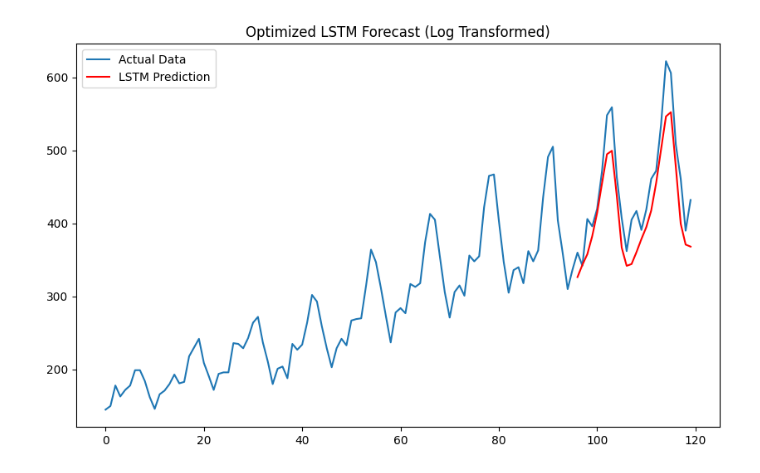
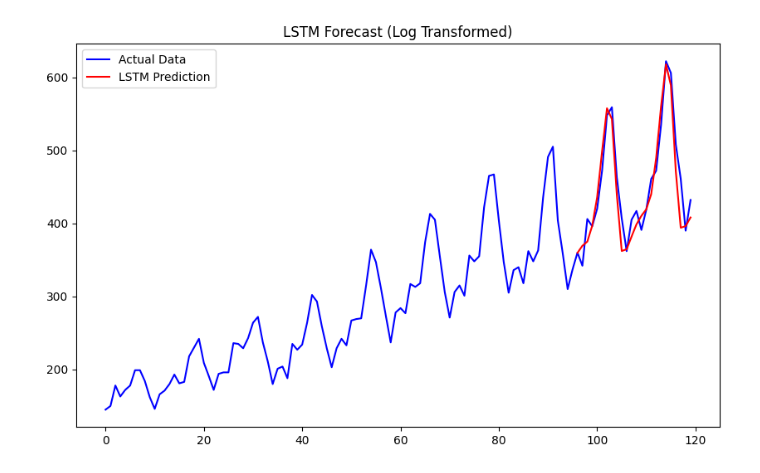
Before and after one commit to nidhiyadav21/Intern_Practice, a Jupyter notebook: 19-03-2026_RNN&LSTM/LSTM.ipynb, the cells around one changed output. Saved outputs shown, nothing was run; the diff lists cells and outputs as text; code cells hidden in the pictures.

Commit message:
Implement RNN&LSTM on airlinePassengers Dataset and Added comments for easy understanding

```diff
--- a/19-03-2026_RNN&LSTM/LSTM.ipynb
+++ b/19-03-2026_RNN&LSTM/LSTM.ipynb
@@ -18,81 +18,83 @@ class AirlineModel:
         df = pd.read_csv(self.file_path, usecols=[1])
         # STEP 1: Apply Log Transformation here
         data = np.log(df.values.astype('float32'))
-
         scaled_data = self.scaler.fit_transform(data)
 
-        X, y = [], []
-        for i in range(len(scaled_data) - self.look_back):
-            X.append(scaled_data[i:(i + self.look_back), 0])
-            y.append(scaled_data[i + self.look_back, 0])
-        X, y = np.array(X), np.array(y)
+        #Create the "Sliding Windows" (X and y) automatically
+        dataset = tf.keras.utils.timeseries_dataset_from_array(
+        data=scaled_data[:-1],  # Everything except the very last point
+        targets=scaled_data[self.look_back:],  # The "answers"
+        sequence_length=self.look_back,
+        batch_size=len(scaled_data)
+       )
 
-        self.X = np.reshape(X, (X.shape[0], X.shape[1], 1))
-        self.y = y
+        # Pull X and y out of the helper
+        for X, y in dataset:
+            self.X, self.y = X.numpy(), y.numpy()
 
-        train_size = int(len(self.X) * 0.8)
-        self.X_train, self.X_test = self.X[:train_size], self.X[train_size:]
-        self.y_train, self.y_test = self.y[:train_size], self.y[train_size:]
+        # Split 80% for training / 20% for testing
+        split = int(len(self.X) * 0.8)
+        self.X_train, self.X_test = self.X[:split], self.X[split:]
+        self.y_train, self.y_test = self.y[:split], self.y[split:]
 
 
 # Add this inside your AirlineModel class
-    def build_and_train(self, epochs=50):
-        model = Sequential([LSTM(100, activation='tanh',return_sequences=True, input_shape=(self.look_back, 1)),
+    def build_and_train(self, epochs=20):
+        print("Building LSTM")
+        self.model = Sequential([LSTM(100, activation='tanh',return_sequences=True, input_shape=(self.look_back, 1)),
              Dropout(0.1),
              LSTM(50,activation='tanh'),
              Dense(1)
         ])
-        model.compile(optimizer='adam', loss='mse')
+        self.model.compile(optimizer='adam', loss='mse')
 
         print("Training model...")
-        model.fit(self.X_train, self.y_train, epochs=epochs, batch_size=1, verbose=1)
-        self.model = model  # This line "saves" the model so evaluate() can see it
 
+        self.model.fit(self.X_train,
+                      self.y_train,
+                      epochs=epochs,
+                      batch_size=1,
+                      verbose=1)
 
     def evaluate(self):
         print("Predicting...")
-        train_predict = self.model.predict(self.X_train)
-        test_predict = self.model.predict(self.X_test)
+
+        # Get predictions for the test set only
+        test_pred = self.model.predict(self.X_test)
 
         # STEP 2: Inverse transform AND then apply np.exp()
-        train_predict = np.exp(self.scaler.inverse_transform(train_predict))
-        test_predict = np.exp(self.scaler.inverse_transform(test_predict))
-        actual_data = np.exp(self.scaler.inverse_transform(self.y.reshape(-1,1)))
+        test_pred_real = np.exp(self.scaler.inverse_transform(test_pred))
+        actual_all_real = np.exp(self.scaler.inverse_transform(self.y.reshape(-1, 1)))
 
         plt.figure(figsize=(10,6))
-        plt.plot(actual_data, label="Actual Data")
 
-        test_plot = np.empty_like(self.y).reshape(-1,1)
-        test_plot[:, :] = np.nan
-        test_plot[len(train_predict):len(self.y), :] = test_predict
+        plt.plot(actual_all_real, label="Actual Data",color="blue")
 
-        plt.plot(test_plot, label="LSTM Prediction", color='red')
-        plt.title("Optimized LSTM Forecast (Log Transformed)")
+        start_point = len(self.X_train)
+        plt.plot(range(start_point, len(actual_all_real)), test_pred_real,
+             label="LSTM Prediction", color="red")
+        plt.title("LSTM Forecast (Log Transformed)")
         plt.legend()
         plt.show()
 
-    def rnn_prediction_demo(self, sample_index=0):
-        input_sequence = self.X_test[sample_index].reshape(1, self.X_test.shape[1], 1)
-        scaled_prediction = self.model.predict(input_sequence)
+    def rnn_prediction_demo(self, idx=0):
+        guess_scaled = self.model.predict(self.X_test[idx:idx+1], verbose=0)
 
-        # STEP 3: Apply np.exp() to get real passenger counts back
-        prediction = np.exp(self.scaler.inverse_transform(scaled_prediction))[0][0]
-        actual = np.exp(self.scaler.inverse_transform(self.y_test[sample_index].reshape(-1, 1)))[0][0]
+    # 2. Undo Scale AND Undo Log (np.exp)
+        guess = np.exp(self.scaler.inverse_transform(guess_scaled))[0][0]
+        real = np.exp(self.scaler.inverse_transform(self.y_test[idx].reshape(-1, 1)))[0][0]
 
-        print(f"--- LSTM LIVE DEMO (Sample {sample_index}) ---")
-        # For the input display, we also need to exp() it
-        past_data = np.exp(self.scaler.inverse_transform(self.X_test[sample_index])).flatten().astype(int)
-        print(f"Model Input (Past Data): {past_data}")
-        print(f"Model Prediction: {round(prediction)}")
-        print(f"Actual Value:     {actual:.0f}")
+        # 3. Calculate Error
+        diff = abs(guess - real)
 
-        error = abs(prediction - actual)
-        print(f"Difference:       {round(error)} passengers")
+        # 4. Results
+        print(f"\n--- TEST SAMPLE #{idx} ---")
+        print(f"Model Guessed: {int(guess)}")
+        print(f"Actual Number: {int(real)}")
+        print(f"Off by:        {int(diff)} passengers")
 
-        if error < 15:
-            print("Result: EXCELLENT ")
-        else:
-            print("Result: NEEDS IMPROVEMENT ")
+        status = "EXCELLENT" if diff < 15 else "NEEDS IMPROVEMENT"
+        print(f"Result: {status}")
 
 DATA_URL = 'airline-passengers.csv'
 rnn_project = AirlineModel(DATA_URL)
@@ -123 +128 @@ Predicting...
-[figure, old version]
+[figure, new version]
```
Also changed, not shown: parts of 1 cell of this notebook.
